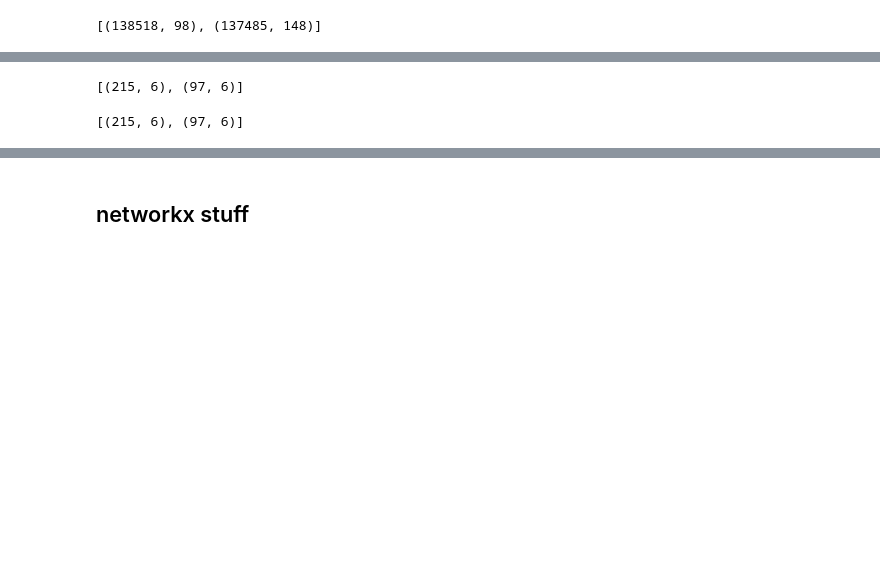
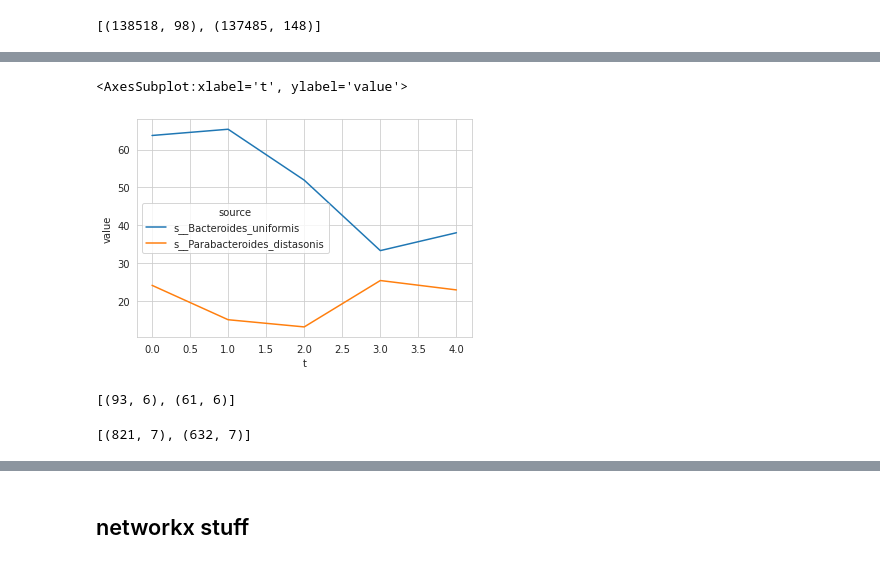
Before and after one commit to dcolinmorgan/gcn, a Jupyter notebook: gcn.ipynb, the cells around one changed output, grey strips where cells are left out. Saved outputs shown, nothing was run; the diff lists cells and outputs as text; code cells hidden in the pictures; blank space fills up the shorter version.

```diff
--- a/gcn.ipynb
+++ b/gcn.ipynb
@@ -418,10 +475,46 @@ HT=HT1.merge(HT2,right_index=True,left_index=True).dropna(how='all')
+# %%
+noHT=dd.filter(regex='_0_').dropna(how='all')
+HT1=dd.filter(regex='_1_')#.dropna(how='all')
+HT2=dd.filter(regex='_2_')#.dropna(how='all')
+HT=HT1.merge(HT2,right_index=True,left_index=True).dropna(how='all')
+[noHT.shape,HT.shape]
+
+noHT.columns=noHT.columns.str.split('_').str[0]
+noHT=noHT.groupby(by=noHT.columns, axis=1).mean()
+noHT=noHT.dropna(how='any')
+noHT.columns=pd.qcut((noHT.columns).astype('int'), 5, labels=False)
+noHT=noHT.groupby(by=noHT.columns, axis=1).mean()
+noHT.reset_index(inplace=True)
+jj=noHT.melt(['source','target'])
+jj.rename(columns={'variable':'time'},inplace=True)
+jj['t']=jj['time']
+jj['species']=jj['source'].str.split('_').str[2]
+jj=jj.dropna(how='any')
+sns.lineplot(data=jj[jj['target']=='UniRef90_T4BVE4'], x="t", y="value", hue="source")
+# %% [output]
+<AxesSubplot:xlabel='t', ylabel='value'>
+[figure, added]
 # %%
-BBgrow,BBdie=time_order_net(noHT,HT,10**-6,['source','target'],6,1,'mean')
-[BBgrow.shape,BBdie.shape]
+noHT=dd.filter(regex='_0_').dropna(how='all')
+HT1=dd.filter(regex='_1_')#.dropna(how='all')
+HT2=dd.filter(regex='_2_')#.dropna(how='all')
+HT=HT1.merge(HT2,right_index=True,left_index=True).dropna(how='all')
+
+TU,TD,noHTT,HTT=time_order_net(noHT,HT,10**-6,'target',5,1,'mean')
+TU.reset_index(inplace=True)
+TD.reset_index(inplace=True)
+[TU.shape,TD.shape]
 # %% [output]
-[(215, 6), (97, 6)]
+[(93, 6), (61, 6)]
 # %%
-BBgrow,BBdie=time_order_net(noHT,HT,10**-6,['source','target'],6,1,'median')
-[BBgrow.shape,BBdie.shape]
+noHT=dd.filter(regex='_0_').dropna(how='all')
+HT1=dd.filter(regex='_1_')#.dropna(how='all')
+HT2=dd.filter(regex='_2_')#.dropna(how='all')
+HT=HT1.merge(HT2,right_index=True,left_index=True).dropna(how='all')
+
+LU,LD,noHDL,HTL=time_order_net(noHT,HT,10**-6,['source','target'],5,1,'median')
+LU.reset_index(inplace=True)
+LD.reset_index(inplace=True)
+[LU.shape,LD.shape]
 # %% [output]
-[(215, 6), (97, 6)]
+[(821, 7), (632, 7)]
```
Also changed, not shown: parts of 76 cells of this notebook, 4 other files.
